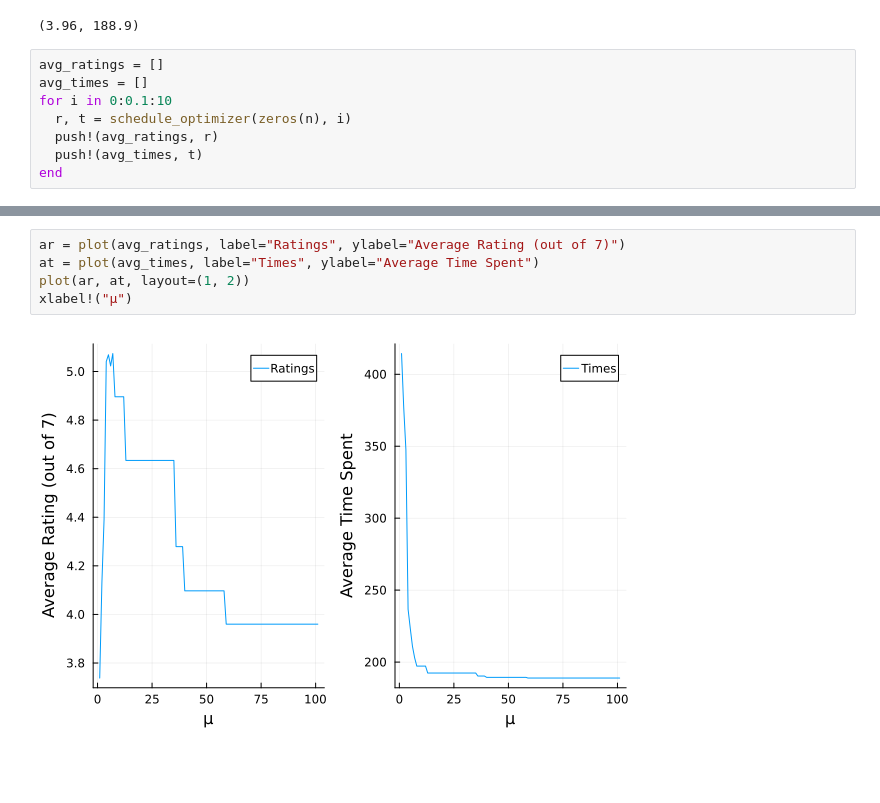
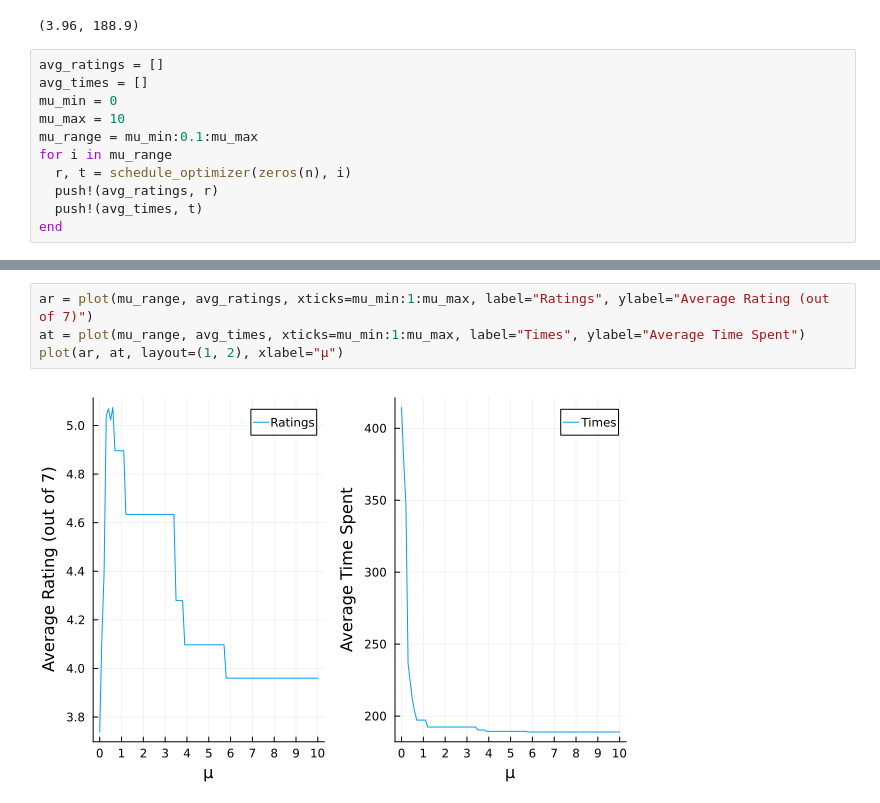
Before and after one commit to tim0120/6.S098-project, a Jupyter notebook: Example_2.ipynb, the cells around one changed output, grey strips where cells are left out. Drawn from its saved outputs; the diff is of its cells as text; blank space fills up the shorter version.

Commit message:
graph cleanliness

```diff
--- a/Example_2.ipynb
+++ b/Example_2.ipynb
@@ -390,7 +390,10 @@ objective = 1809.995704
 # %%
 avg_ratings = []
 avg_times = []
-for i in 0:0.1:10
+mu_min = 0
+mu_max = 10
+mu_range = mu_min:0.1:mu_max
+for i in mu_range
   r, t = schedule_optimizer(zeros(n), i)
   push!(avg_ratings, r)
   push!(avg_times, t)
@@ -422,7 +403,6 @@ Pkg.add("Plots"); using Plots;
 # %%
-ar = plot(avg_ratings, label="Ratings", ylabel="Average Rating (out of 7)")
-at = plot(avg_times, label="Times", ylabel="Average Time Spent")
-plot(ar, at, layout=(1, 2))
-xlabel!("μ")
+ar = plot(mu_range, avg_ratings, xticks=mu_min:1:mu_max, label="Ratings", ylabel="Average Rating (out of 7)")
+at = plot(mu_range, avg_times, xticks=mu_min:1:mu_max, label="Times", ylabel="Average Time Spent")
+plot(ar, at, layout=(1, 2), xlabel="μ")
 # %% [output]
-[figure, old version]
+[figure, new version]
```
Also changed, not shown: parts of 2 cells of this notebook.
